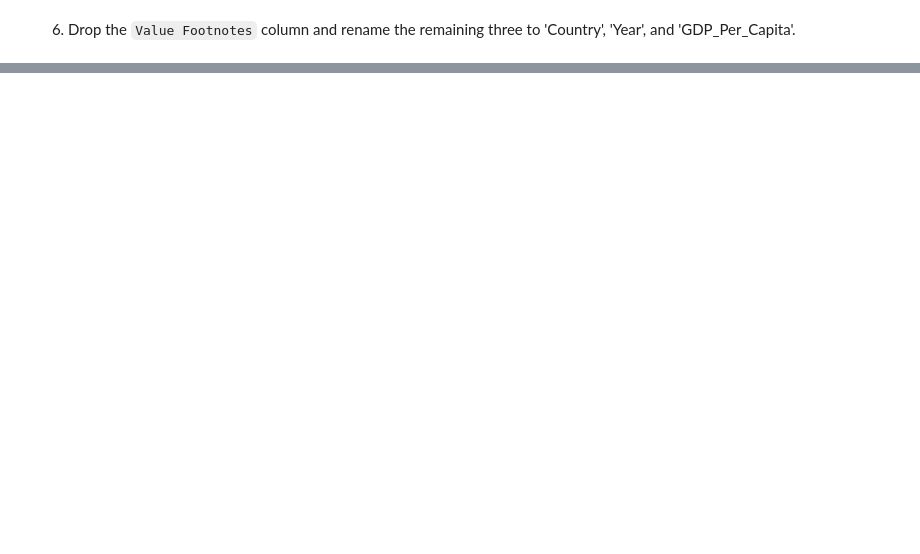
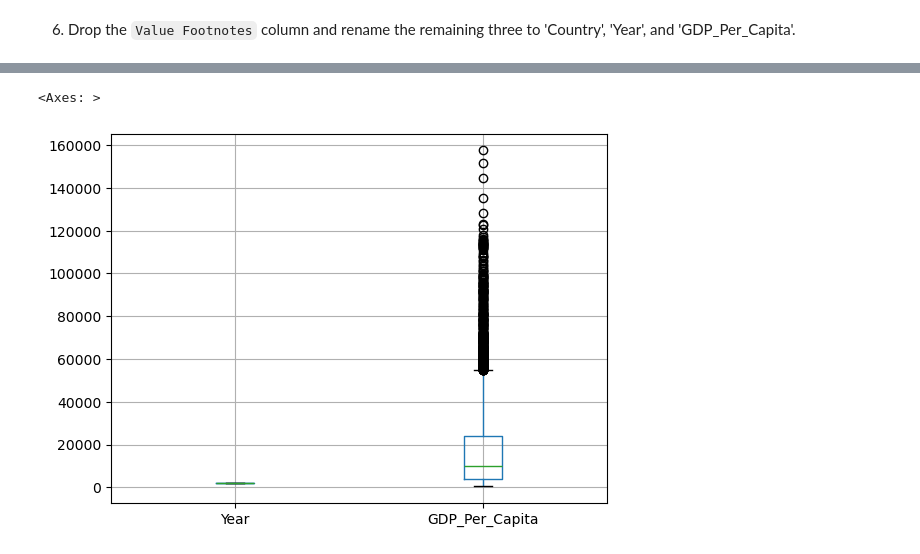
Before and after one commit to NSS-Full-Time-Data-Analytics-14/gdp-and-internet-usage-KCho89, a Jupyter notebook: notebook/un_project.ipynb, the cells around one changed output, grey strips where cells are left out. Saved outputs shown, nothing was run; the diff lists cells and outputs as text; code cells hidden in the pictures; blank space fills up the shorter version.

```diff
--- a/notebook/un_project.ipynb
+++ b/notebook/un_project.ipynb
@@ -44,0 +248,5 @@ dtype: object
+# %%
+gdp_df.boxplot(column=['Year', 'GDP_Per_Capita'])
+# %% [output]
+<Axes: >
+[figure, added]
```
Also changed, not shown: parts of 67 cells of this notebook.
